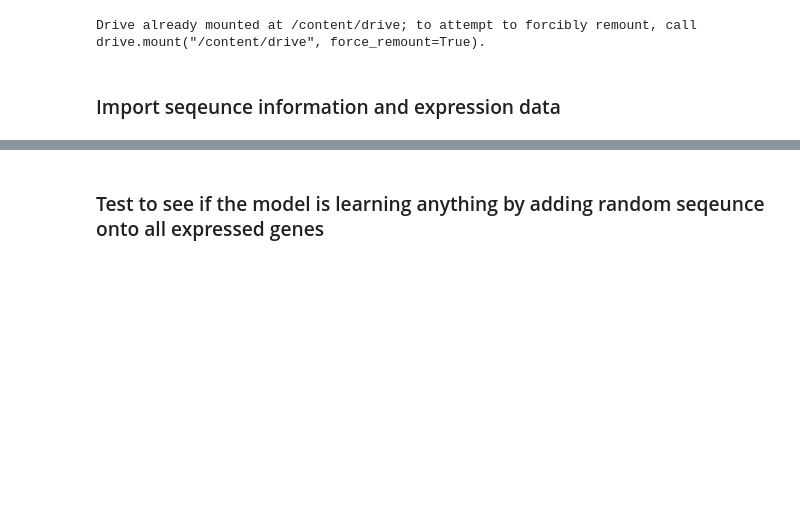
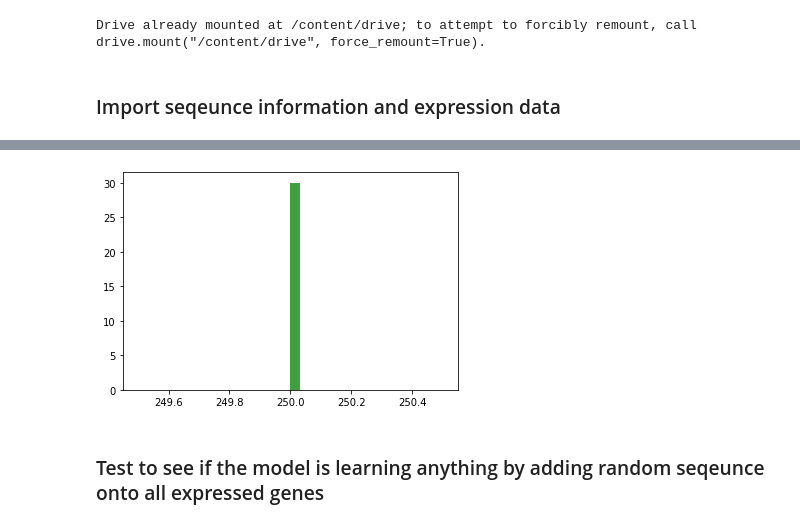
Before and after one commit to merrittburch/hackathons, a Jupyter notebook: 2021_09_ml/src/baseline_cnn.ipynb, the cells around one changed output, grey strips where cells are left out. Drawn from its saved outputs; the diff is of its cells as text; code cells hidden in the pictures; blank space fills up the shorter version.

```diff
--- a/2021_09_ml/src/baseline_cnn.ipynb
+++ b/2021_09_ml/src/baseline_cnn.ipynb
@@ -42,7 +44,11 @@ data_path = '/content/drive/MyDrive/HackTravis_Sept2021'
 genes = pd.read_csv((data_path +"/Expression_Datasets/exp_b73_max_cis_trans_model.csv"))
 
 # import atac-seq peak seqeunce
-atac_10k = pd.read_csv((data_path + "/Regulatory_DNA/single_peak_cutoff_250.tsv"), sep = '\t')
+atac = pd.read_csv((data_path + "/Regulatory_DNA/single_peak_cutoff_250.tsv"), sep = '\t')
+# atac = pd.read_csv((data_path + "/Regulatory_DNA/promoter_plus_single_peak.tsv"), sep = '\t')
+
 
 # combine atac and expression data
-exp_atac = genes.merge(atac_10k, left_on='v4_gene', right_on='gene')
+exp_atac = genes.merge(atac, left_on='v4_gene', right_on='gene')
+
+atac
@@ -67,3 +100,9 @@ exp_atac.columns = ["gene", "seq", "target"]
+# %%
+# Look at lengths of sequence information, may have to pad to a consistent size
+temp = exp_atac["seq"].str.len()
+n, bins, patches = plt.hist(temp, 30, density=True, facecolor='g', alpha=0.75)
+# %% [output]
+[figure, added]
 # %% [markdown]
 ### Test to see if the model is learning anything by adding random seqeunce onto all expressed genes
 # %%
```
Also changed, not shown: parts of 32 cells of this notebook.
